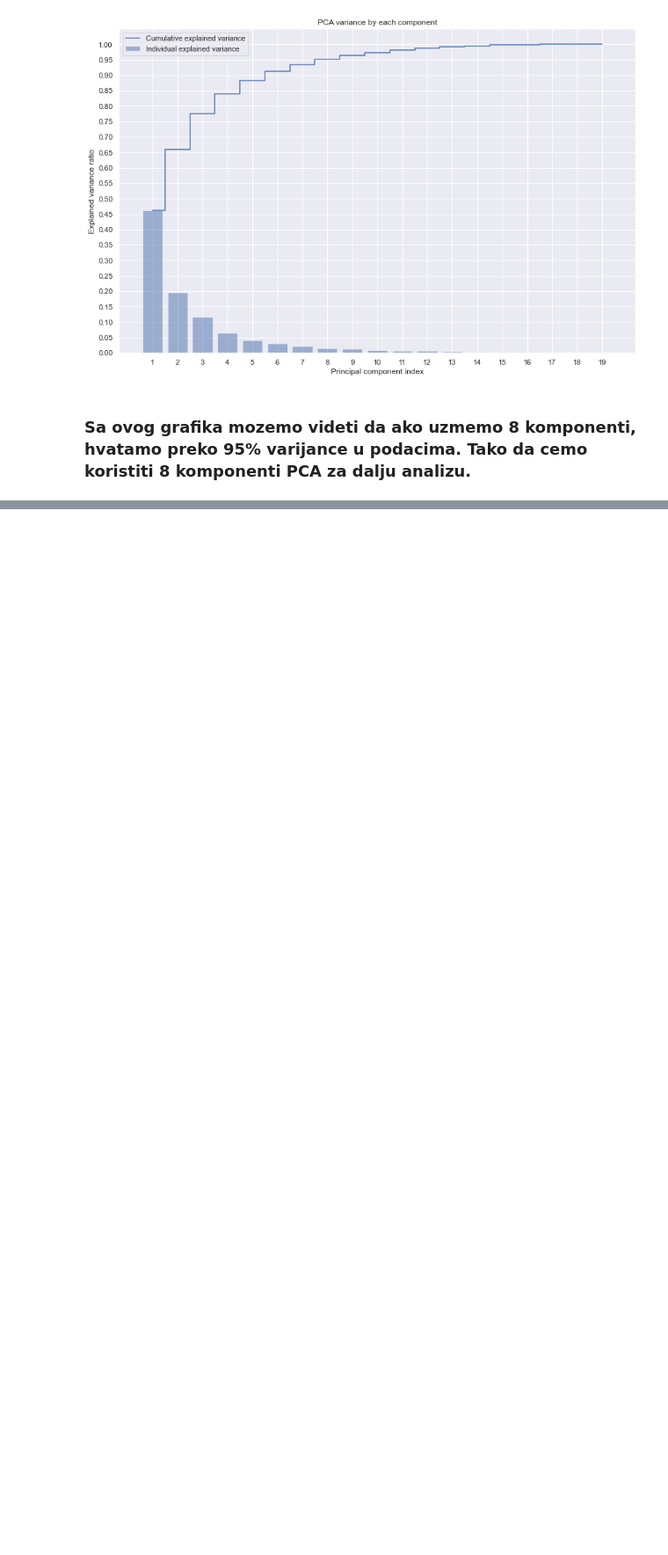
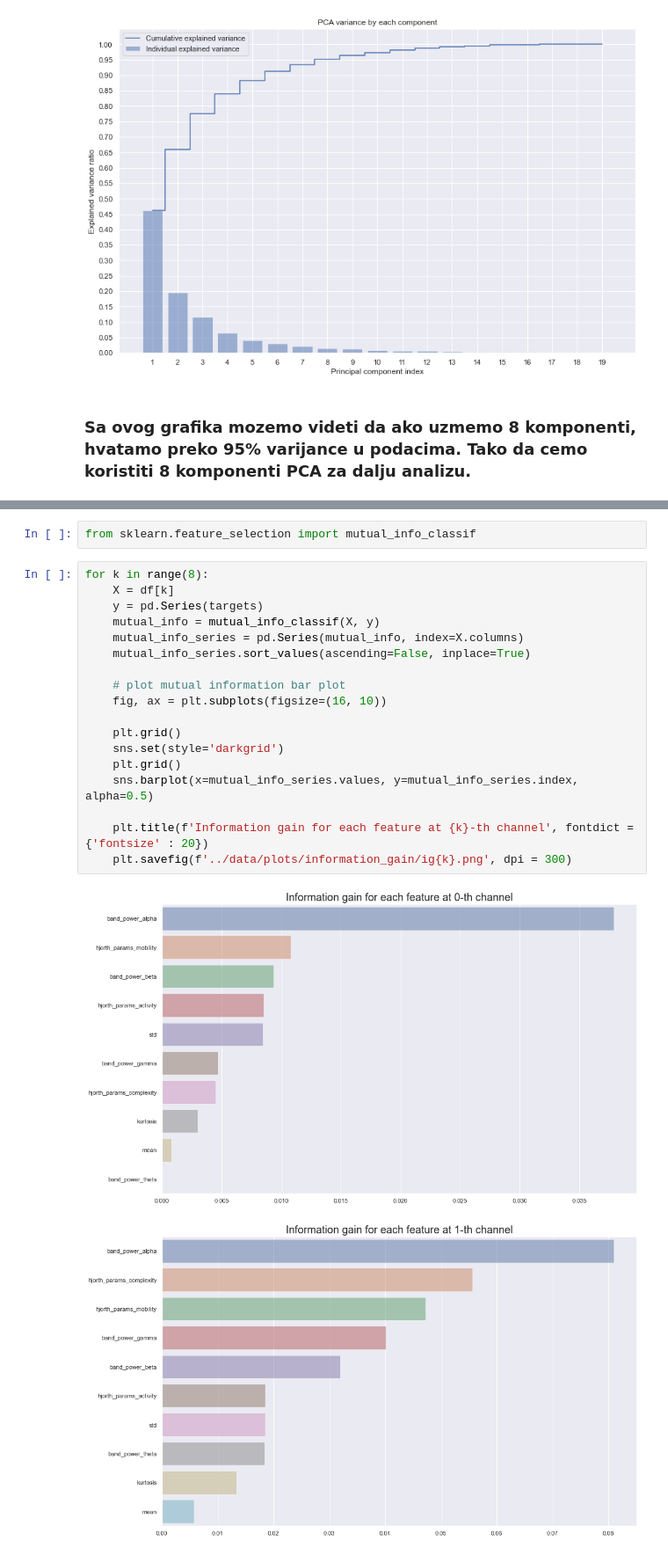
Before and after one commit to strajdzsha/EEG-classification, a Jupyter notebook: analysis/correlation.ipynb, the cells around one changed output, grey strips where cells are left out. Shown at 88% size. Drawn from its saved outputs; the diff is of its cells as text; blank space fills up the shorter version.

```diff
--- a/analysis/correlation.ipynb
+++ b/analysis/correlation.ipynb
@@ -97,0 +135,23 @@ sns.heatmap(corr,
+# %%
+from sklearn.feature_selection import mutual_info_classif
+# %%
+for k in range(8):
+    X = df[k]
+    y = pd.Series(targets)
+    mutual_info = mutual_info_classif(X, y)
+    mutual_info_series = pd.Series(mutual_info, index=X.columns)
+    mutual_info_series.sort_values(ascending=False, inplace=True)
+
+    # plot mutual information bar plot
+    fig, ax = plt.subplots(figsize=(16, 10))
+
+    plt.grid()
+    sns.set(style='darkgrid')
+    plt.grid()
+    sns.barplot(x=mutual_info_series.values, y=mutual_info_series.index, alpha=0.5)
+
+    plt.title(f'Information gain for each feature at {k}-th channel', fontdict = {'fontsize' : 20})
+    plt.savefig(f'../data/plots/information_gain/ig{k}.png', dpi = 300)
+# %% [output]
+[figure, added]
+[figure, added]
```
Also changed, not shown: parts of 11 cells of this notebook, 1 other file.
